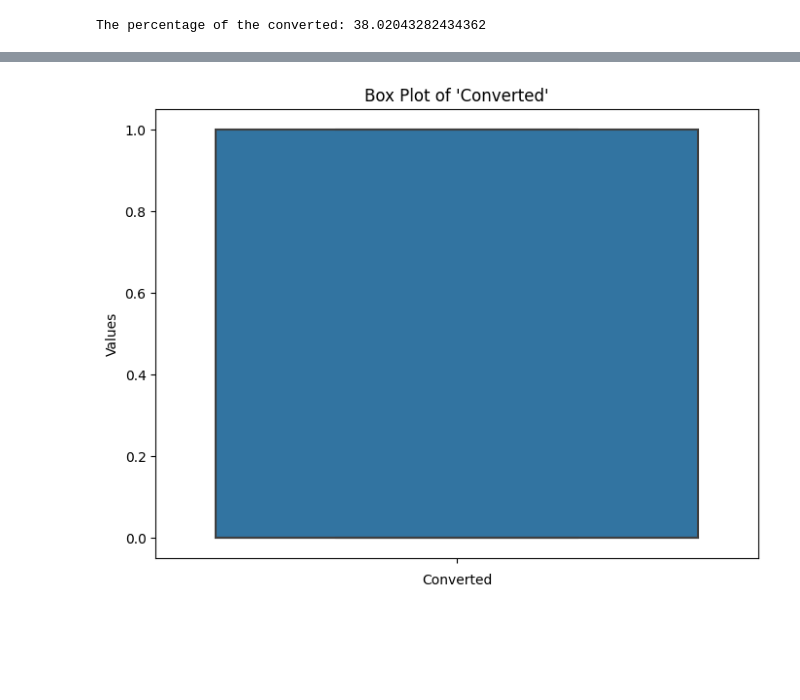
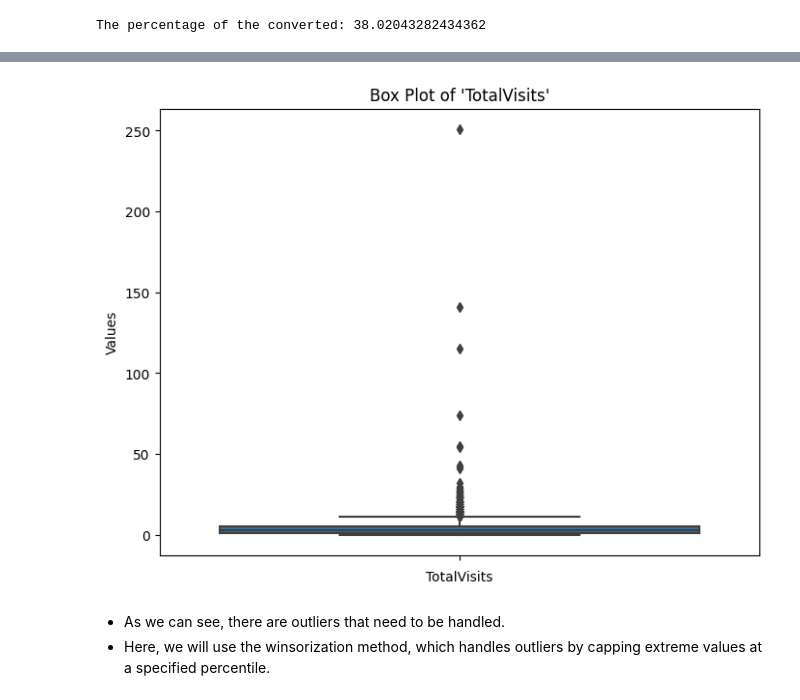
Before and after one commit to BharatPanera/lead_scoring_case_study, a Jupyter notebook: lead_scoring.ipynb, the cells around one changed output, grey strips where cells are left out. Cells and saved outputs as stored; diff of their text form; code cells hidden in the pictures; blank space fills up the shorter version.

```diff
--- a/lead_scoring.ipynb
+++ b/lead_scoring.ipynb
@@ -1006,4 +1049,7 @@ print(len(lead_data['Converted']))
 # %%
-create_box_plot('Converted')
+create_box_plot('TotalVisits')
 # %% [output]
-[figure, old version]
+[figure, new version]
+# %% [markdown]
+- As we can see, there are outliers that need to be handled.
+- Here, we will use the winsorization method, which handles outliers by capping extreme values at a specified percentile.
```
Also changed, not shown: parts of 22 cells of this notebook.
